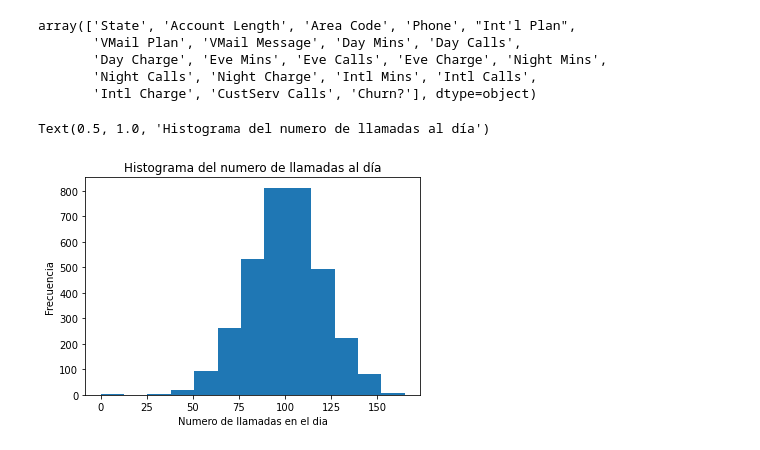
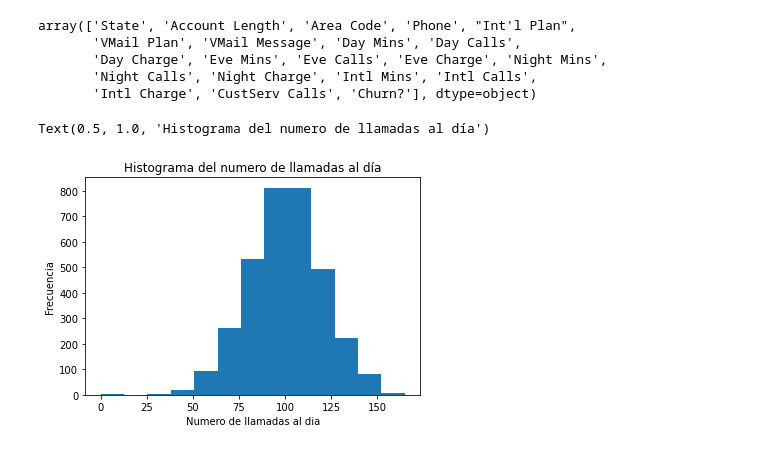
Before and after one commit to ledelaespriella/learning-python-ml, a Jupyter notebook: notebooks-practica/Tema 1- Graficas.ipynb, the cells around one changed output. Drawn from its saved outputs; the diff is of its cells as text; code cells hidden in the pictures.

```diff
--- a/notebooks-practica/Tema 1- Graficas.ipynb
+++ b/notebooks-practica/Tema 1- Graficas.ipynb
@@ -61,10 +61,10 @@ array(['State', 'Account Length', 'Area Code', 'Phone', "Int'l Plan",
 # %%
 #aplico la regla de sturges
 k=int(np.ceil(1+np.log2(len(data.index))))
 plt.hist(data['Day Calls'],bins=k)
-plt.xlabel("Numero de llamadas en el dia")
+plt.xlabel("Numero de llamadas al dia")
 plt.ylabel("Frecuencia")
 plt.title("Histograma del numero de llamadas al día")
 # %% [output]
 Text(0.5, 1.0, 'Histograma del numero de llamadas al día')
-[figure, old version]
+[figure, new version]
```
Also changed, not shown: parts of 7 cells of this notebook.
